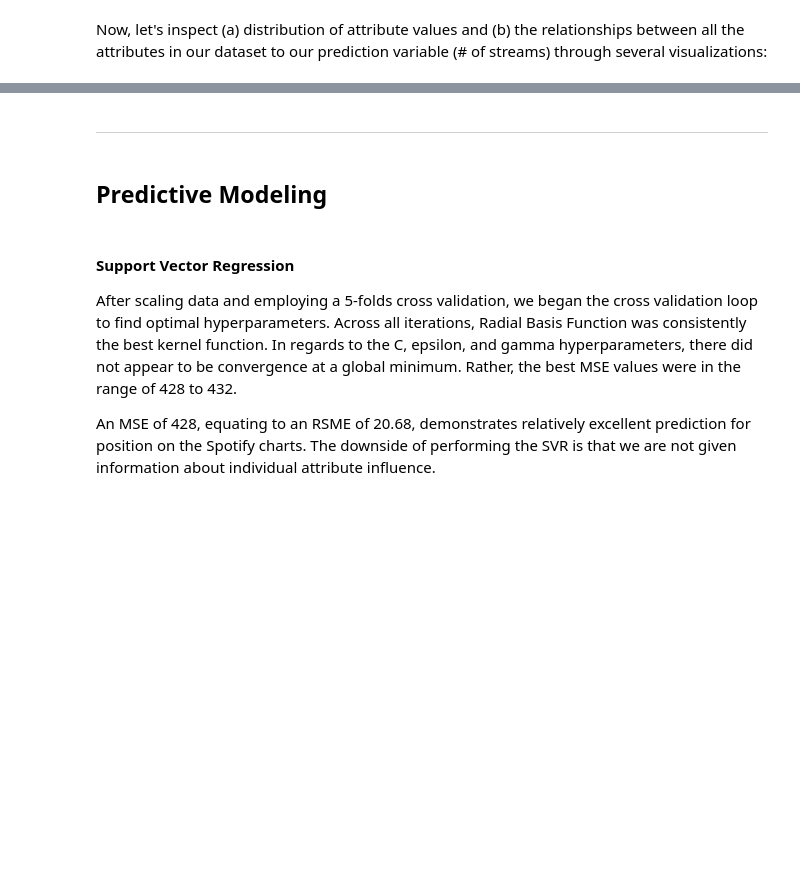
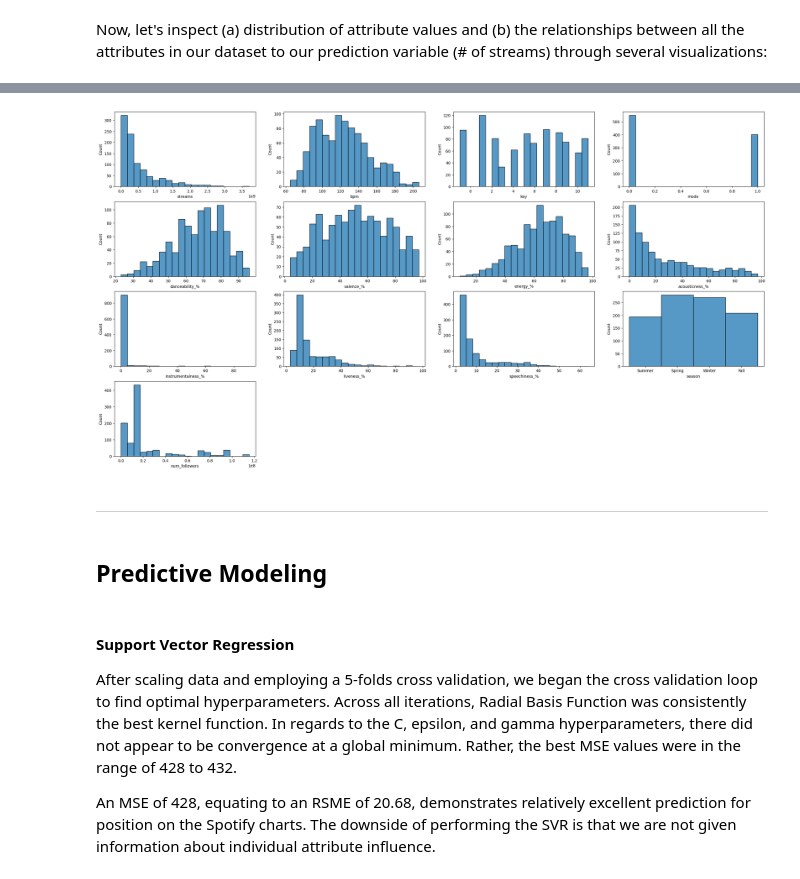
Before and after one commit to adithyabhonsley/ml-final-project, a Jupyter notebook: model.ipynb, the cells around one changed output, grey strips where cells are left out. Saved outputs shown, nothing was run; the diff lists cells and outputs as text; code cells hidden in the pictures; blank space fills up the shorter version.

```diff
--- a/model.ipynb
+++ b/model.ipynb
@@ -407,11 +424,12 @@ Now, let's inspect (a) distribution of attribute values and (b) the relationship
 # %%
-plt.figure(figsize=(30,24))
+plt.figure(figsize=(30,16))
 
 for i, col in enumerate(data.columns):
-    if col != "track_name" and col != "artist(s)_name":
-        plt.subplot(6, 4, i - 1)
-        sns.histplot(data=data, x=col, bins=20)
-        plt.tight_layout
+    plt.subplot(4, 4, i + 1)
+    sns.histplot(data=data, x=col, bins=20)
+    plt.tight_layout
 
 plt.show()
+# %% [output]
+[figure, added]
 # %%
```
Also changed, not shown: parts of 10 cells of this notebook.
